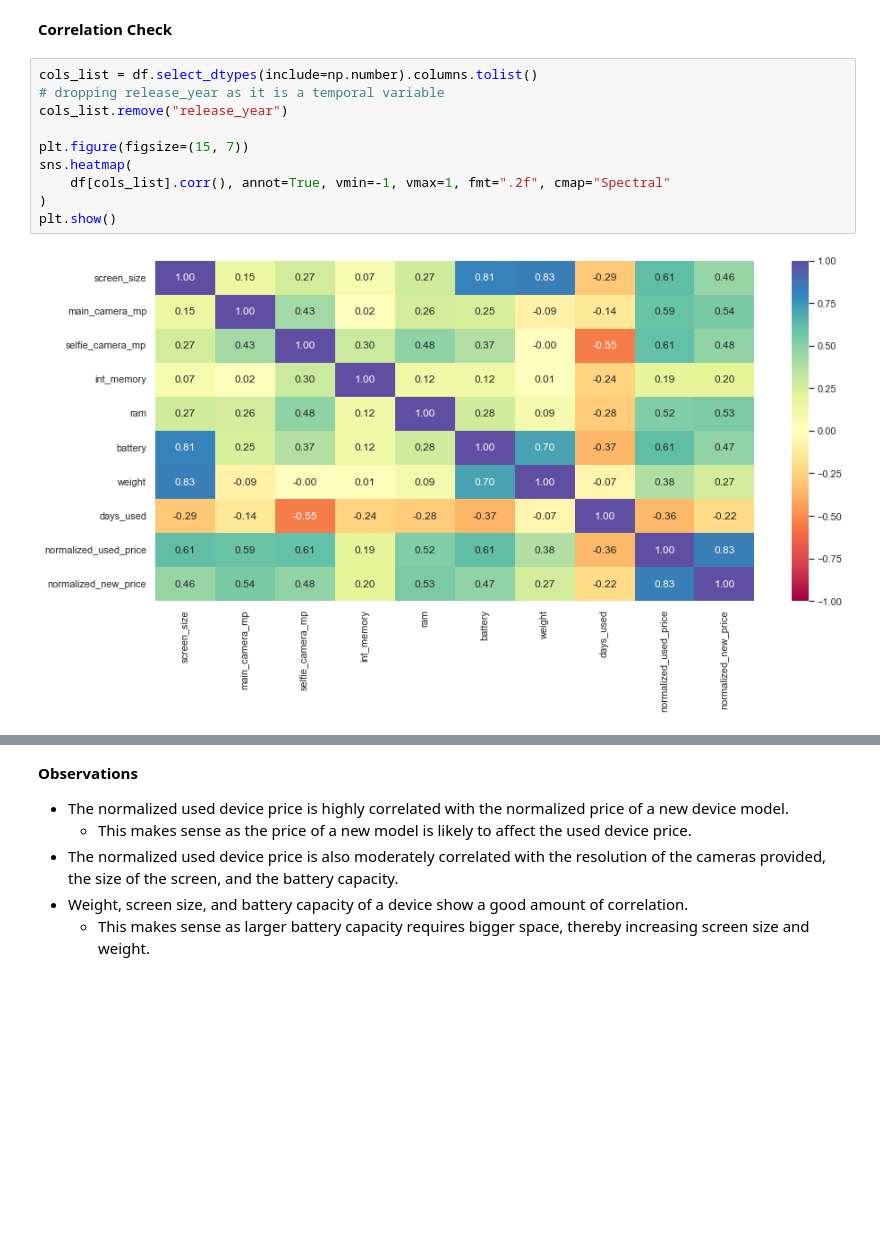
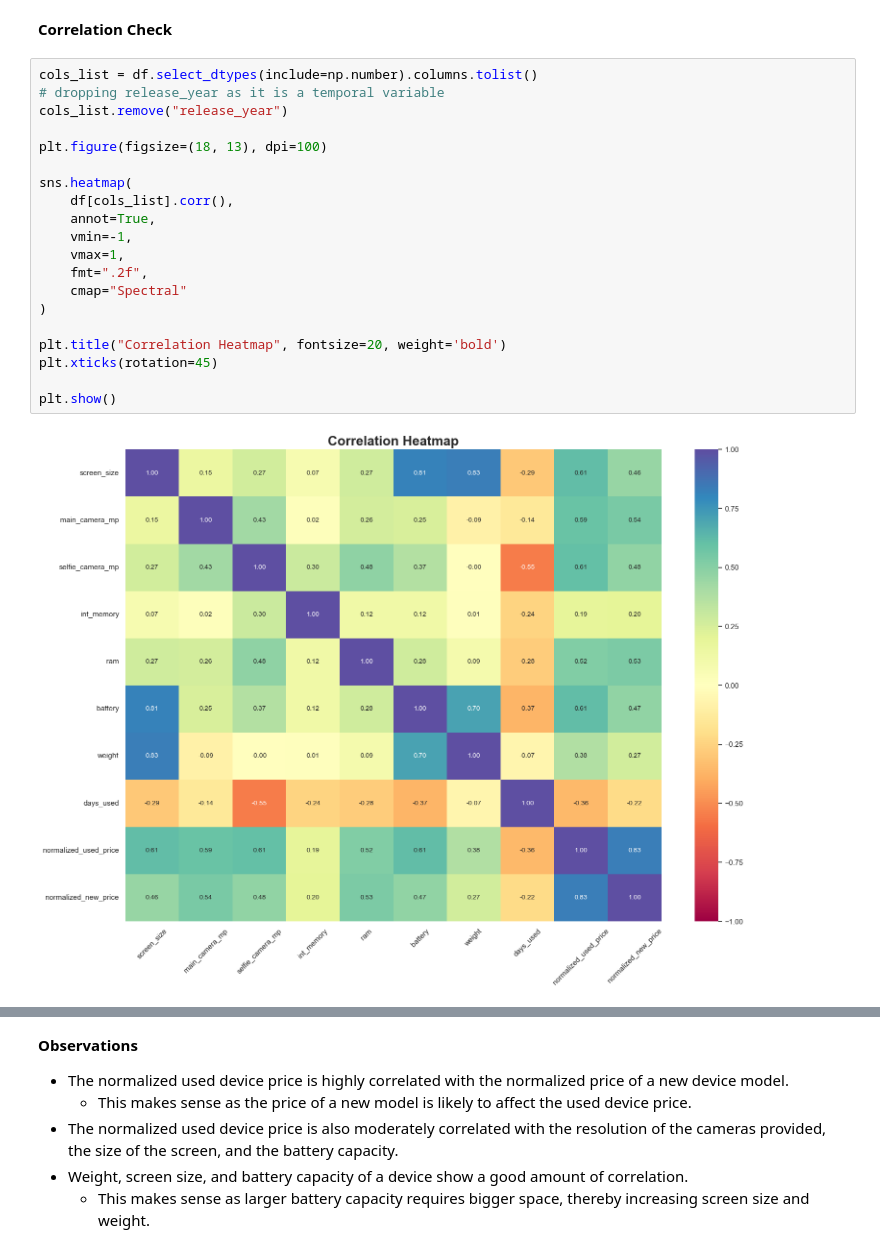
Before and after one commit to ArthurXia1031/Data_Science_Project, a Jupyter notebook: machine_learning/Recell/Recell_Linear_Regression.ipynb, the cells around one changed output, grey strips where cells are left out. Cells and saved outputs as stored; diff of their text form; blank space fills up the shorter version.

```diff
--- a/machine_learning/Recell/Recell_Linear_Regression.ipynb
+++ b/machine_learning/Recell/Recell_Linear_Regression.ipynb
@@ -409,12 +392,22 @@ labeled_barplot(df, "release_year", perc=True)
 # %%
 cols_list = df.select_dtypes(include=np.number).columns.tolist()
 # dropping release_year as it is a temporal variable
 cols_list.remove("release_year")
 
-plt.figure(figsize=(15, 7))
+plt.figure(figsize=(18, 13), dpi=100)
+
 sns.heatmap(
-    df[cols_list].corr(), annot=True, vmin=-1, vmax=1, fmt=".2f", cmap="Spectral"
+    df[cols_list].corr(),
+    annot=True,
+    vmin=-1,
+    vmax=1,
+    fmt=".2f",
+    cmap="Spectral"
 )
+
+plt.title("Correlation Heatmap", fontsize=20, weight='bold')
+plt.xticks(rotation=45)
+
 plt.show()
 # %% [output]
-[figure, old version]
+[figure, new version]
```
Also changed, not shown: parts of 69 cells of this notebook.
